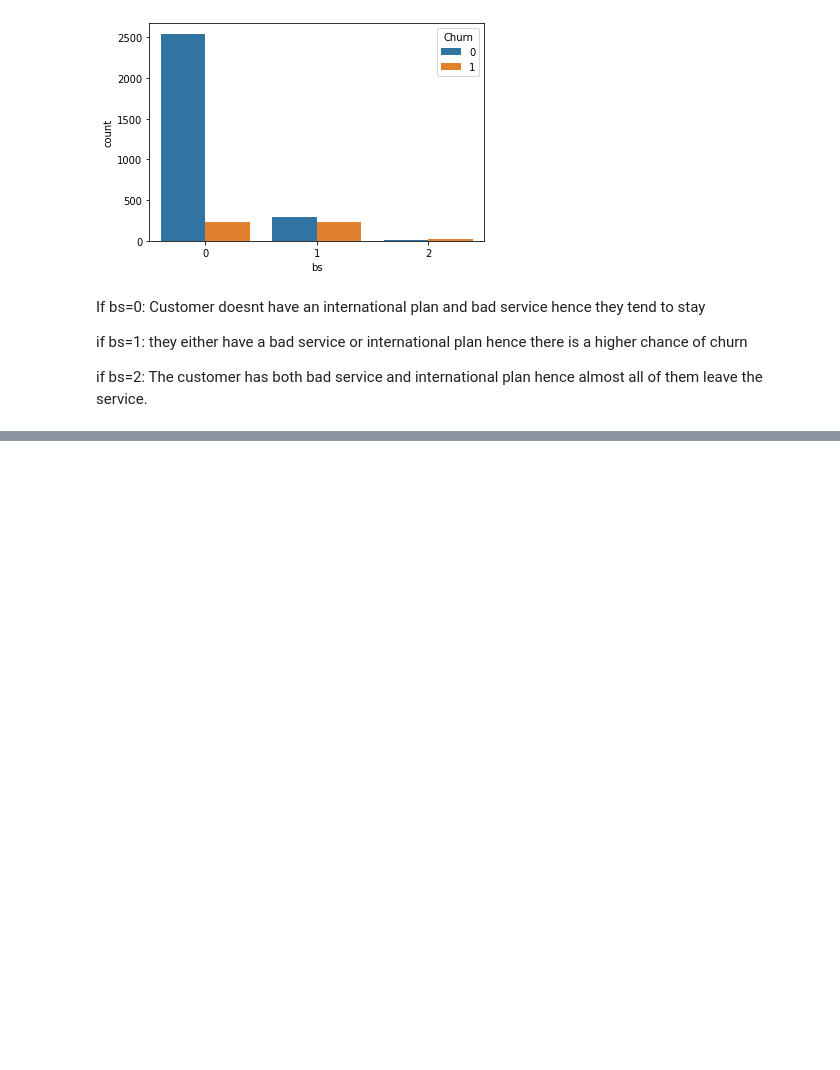
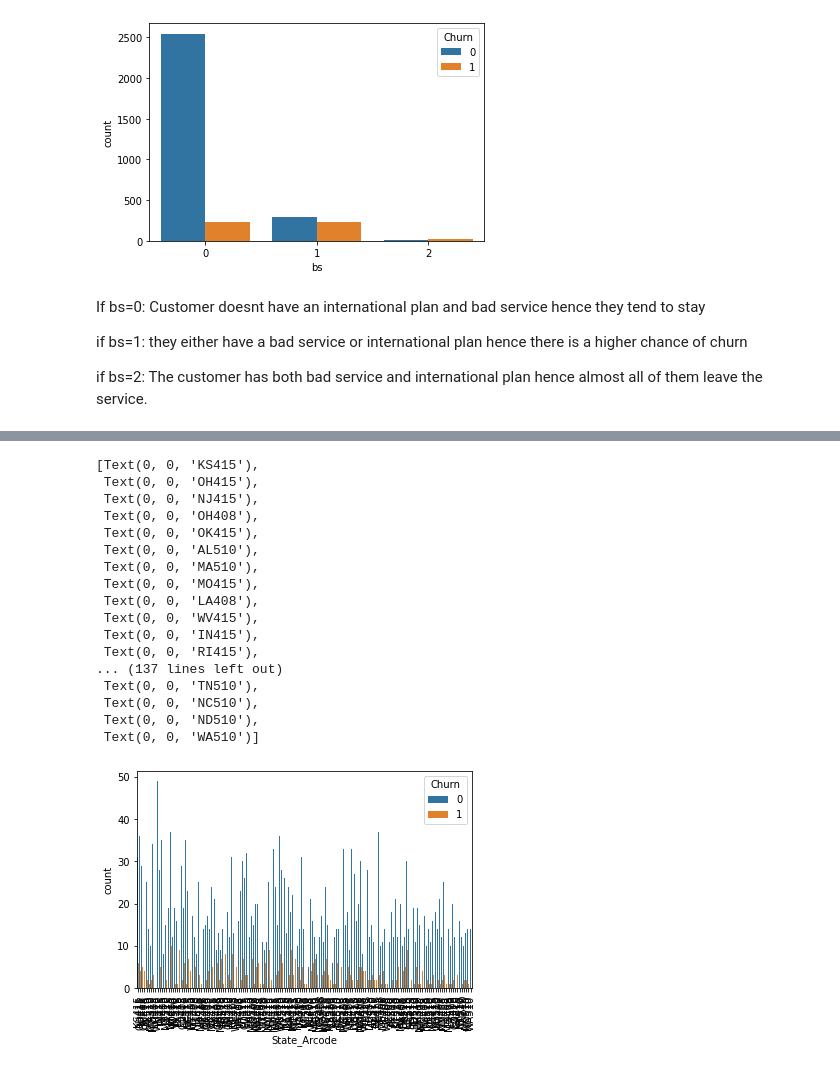
Before and after one commit to Pranavthimmaiah/Telecom-Churn-and-customer-retention-methods, a Jupyter notebook: Pranav_Thimmaiah_Team_1_Capstone_Project.ipynb, the cells around one changed output, grey strips where cells are left out. Cells and saved outputs as stored; diff of their text form; code cells hidden in the pictures; blank space fills up the shorter version.

```diff
--- a/Pranav_Thimmaiah_Team_1_Capstone_Project.ipynb
+++ b/Pranav_Thimmaiah_Team_1_Capstone_Project.ipynb
@@ -348,0 +384,24 @@ if bs=2: The customer has both bad service and international plan hence almost a
+# %%
+df['State_Arcode'] = df.apply(lambda x : x['State']+ str(x['Area code']),axis = 1)
+# %%
+g=sns.countplot(df['State_Arcode'],hue = df['Churn'])
+g.set_xticklabels(g.get_xticklabels(), rotation=90)
+# %% [output]
+[Text(0, 0, 'KS415'),
+ Text(0, 0, 'OH415'),
+ Text(0, 0, 'NJ415'),
+ Text(0, 0, 'OH408'),
+ Text(0, 0, 'OK415'),
+ Text(0, 0, 'AL510'),
+ Text(0, 0, 'MA510'),
+ Text(0, 0, 'MO415'),
+ Text(0, 0, 'LA408'),
+ Text(0, 0, 'WV415'),
+ Text(0, 0, 'IN415'),
+ Text(0, 0, 'RI415'),
+... (137 lines left out)
+ Text(0, 0, 'TN510'),
+ Text(0, 0, 'NC510'),
+ Text(0, 0, 'ND510'),
+ Text(0, 0, 'WA510')]
+[figure, added]
```
Also changed, not shown: parts of 13 cells of this notebook.
